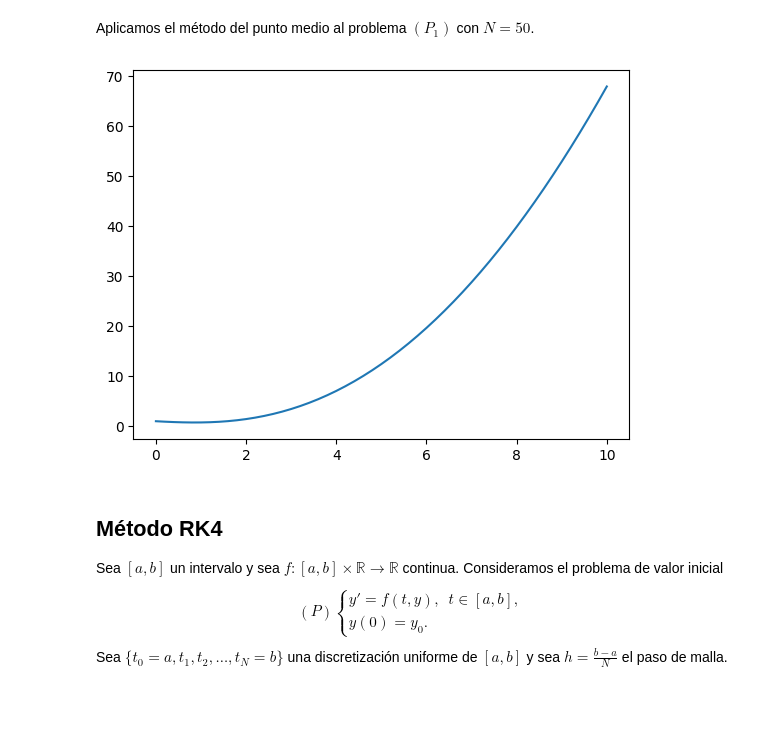
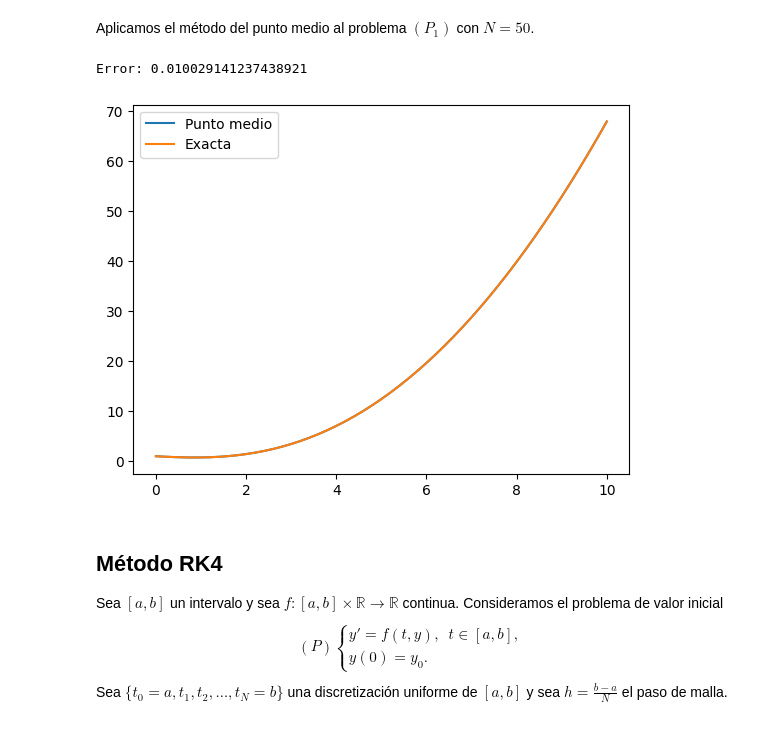
Before and after one commit to DanielSevillano/matematicas-python, a Jupyter notebook: Resolución numérica de problemas de valor inicial.ipynb, the cells around one changed output. Cells and saved outputs as stored; diff of their text form; code cells hidden in the pictures.

```diff
--- a/Resolución numérica de problemas de valor inicial.ipynb
+++ b/Resolución numérica de problemas de valor inicial.ipynb
@@ -20 +31,7 @@ from matplotlib.pyplot import *
+# %%
+def f(t, y):
+    return (1/2)*(t**2 - y)
+
+def exacta_p1(t):
+    return t**2 - 4*t + 8 - 7*exp(-t/2)
 # %% [markdown]
@@ -147,10 +177,18 @@ def punto_medio(a, b, f, N, y0):
 Aplicamos el método del punto medio al problema $(P_1)$ con $N = 50$.
 # %%
 t, y = punto_medio(0, 10, f, 50, 1)
+y_exacta = exacta_p1(t)
+
+error = max(abs(y - y_exacta))
+print("Error:", error)
+
 plot(t, y)
+plot(t, y_exacta)
+legend(["Punto medio", "Exacta"])
 show()
 # %% [output]
+Error: 0.010029141237438921
-[figure, old version]
+[figure, new version]
 # %% [markdown]
 ## Método RK4
 Sea $[a, b]$ un intervalo y sea $f: [a, b] \times \mathbb{R} \to \mathbb{R}$ continua.
```
Also changed, not shown: parts of 15 cells of this notebook.
